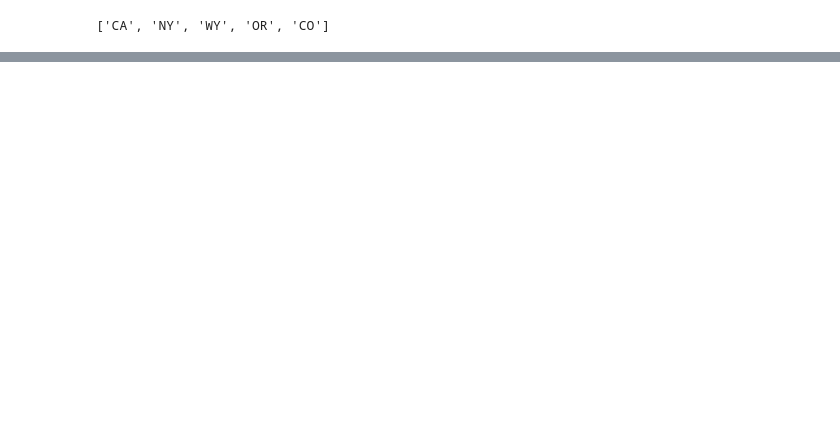
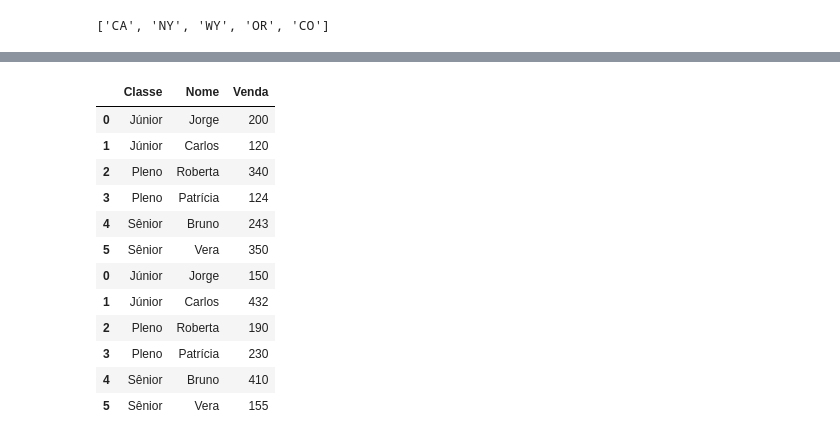
Before and after one commit to leandroclv/trilha_asimov_datascience_machinelearning, a Jupyter notebook: pandas_and_SQL/introd.ipynb, the cells around one changed output, grey strips where cells are left out. Drawn from its saved outputs; the diff is of its cells as text; code cells hidden in the pictures; blank space fills up the shorter version.

```diff
--- a/pandas_and_SQL/introd.ipynb
+++ b/pandas_and_SQL/introd.ipynb
@@ -369,0 +508,9 @@ df
+# %%
+data = {
+    'Classe': ['Júnior', 'Júnior', 'Pleno', 'Pleno', 'Sênior', 'Sênior'],
+    'Nome': ['Jorge', 'Carlos', 'Roberta', 'Patrícia', 'Bruno', 'Vera'],
+    'Venda': [200,120,340,124,243,350]
+}
+# %%
+df_2 = pd.DataFrame(data)
+df_2
@@ -369,0 +563,4 @@ df
+# %%
+df_3 = df_2.copy()
+# %%
+df_3['Venda'] = [150,432,190,230,410,155]
@@ -369,0 +587,17 @@ df
+# %%
+df_4 = pd.concat([df_2,df_3])
+df_4
+# %% [output]
+|  | Classe | Nome | Venda |
+| 0 | Júnior | Jorge | 200 |
+| 1 | Júnior | Carlos | 120 |
+| 2 | Pleno | Roberta | 340 |
+| 3 | Pleno | Patrícia | 124 |
+| 4 | Sênior | Bruno | 243 |
+| 5 | Sênior | Vera | 350 |
+| 0 | Júnior | Jorge | 150 |
+| 1 | Júnior | Carlos | 432 |
+| 2 | Pleno | Roberta | 190 |
+| 3 | Pleno | Patrícia | 230 |
+| 4 | Sênior | Bruno | 410 |
+| 5 | Sênior | Vera | 155 |
```
Also changed, not shown: parts of 54 cells of this notebook.
